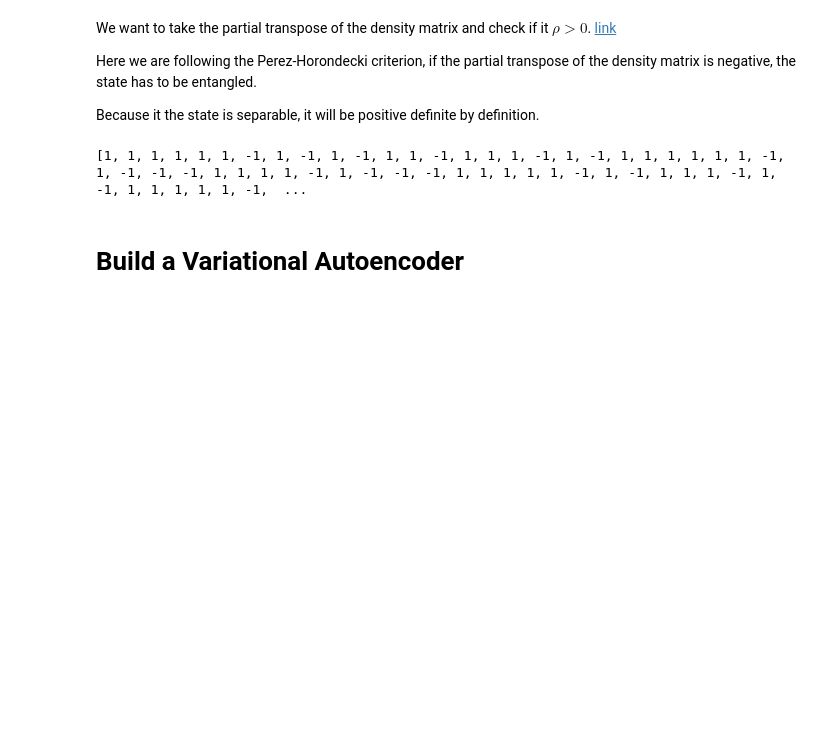
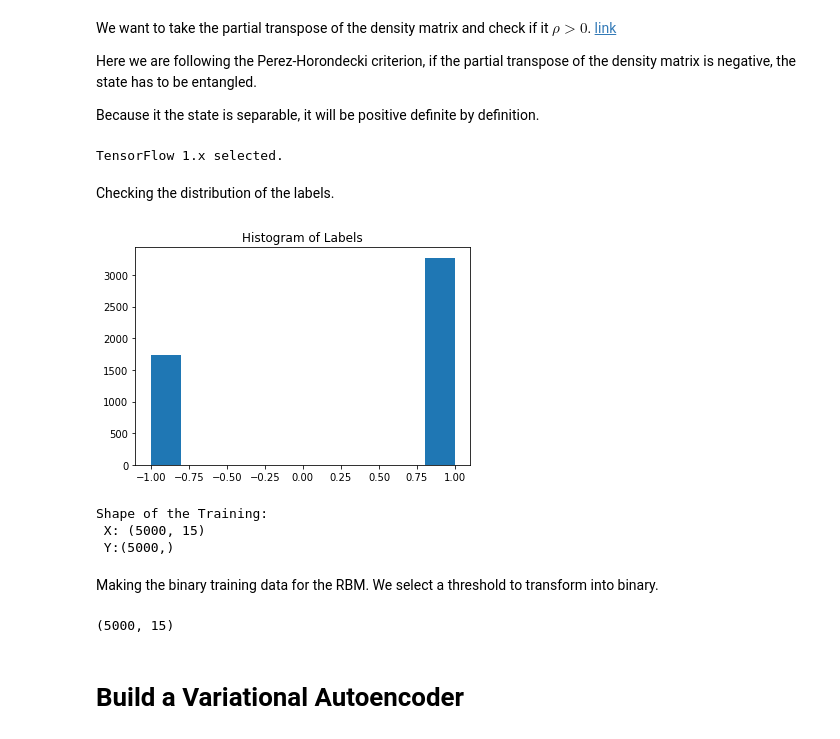
Before and after one commit to nahumsa/VAE-RBM-Pretraining, a Jupyter notebook: VAE Entanglement Witness.ipynb, the cells around one changed output. Drawn from its saved outputs; the diff is of its cells as text; code cells hidden in the pictures; blank space fills up the shorter version.

```diff
--- a/VAE Entanglement Witness.ipynb
+++ b/VAE Entanglement Witness.ipynb
@@ -14,10 +40,24 @@ We want to take the partial transpose of the density matrix and check if it $\rh
 Here we are following the Perez-Horondecki criterion, if the partial transpose of the density matrix is negative, the state has to be entangled.
 
 Because it the state is separable, it will be positive definite by definition.
+# %%
+try:
+  %tensorflow_version 1.x
+
+except Exception:
+  pass
+
+import tensorflow as tf
+#Set Random Seed for reproduction
+tf.compat.v1.set_random_seed(1234)
+# %% [output]
+TensorFlow 1.x selected.
 # %%
 from itertools import product
 import qutip as qutip
 import numpy as np
+%matplotlib inline
+import matplotlib.pyplot as plt
 
 def measurement(density_matrix, base, name_base):
   """Measuring the quantum state on a given basis.
@@ -26,9 +66,13 @@ def measurement(density_matrix, base, name_base):
   _measurements = []
 
   for (name_1, meas_1),(name_2,meas_2) in product(zip(name_base, base),zip(name_base, base)):
-    measurement_op = qutip.tensor(meas_1,meas_2)
-    _measurements.append(qutip.expect(measurement_op, density_matrix))
-    _measurements_names.append(name_1 + name_2)
+    #Ignore the II measurement because it is always 1
+    if name_1 == 'I' and name_2 == 'I':
+      pass
+    else:
+      measurement_op = qutip.tensor(meas_1,meas_2)
+      _measurements.append(qutip.expect(measurement_op, density_matrix))
+      _measurements_names.append(name_1 + name_2)
 
   return [i for i in zip(_measurements, _measurements_names)]
 
@@ -77,9 +121,17 @@ def create_dataset(n_samples):
     _measurements.append(val_measurements)
 
   return _states, _measurements, _labels
-# %%
-samples = 100
-states, measurements, labels = create_dataset(samples)
-print(labels)
-# %% [output]
-[1, 1, 1, 1, 1, 1, -1, 1, -1, 1, -1, 1, 1, -1, 1, 1, 1, -1, 1, -1, 1, 1, 1, 1, 1, 1, -1, 1, -1, -1, -1, 1, 1, 1, 1, -1, 1, -1, -1, -1, 1, 1, 1, 1, 1, -1, 1, -1, 1, 1, 1, -1, 1, -1, 1, 1, 1, 1, 1, -1,  ...
+# %%
+samples_train = 5000
+states_train, measurements_train, labels_train = create_dataset(samples)
+
+samples_test = 500
+states_test, measurements_test, labels_test = create_dataset(samples)
+# %% [markdown]
+Checking the distribution of the labels.
+# %%
+plt.hist(labels_train)
+plt.title('Histogram of Labels')
+plt.show()
+# %% [output]
+[figure, added]
@@ -85,0 +156,8 @@ print(labels)
+# %%
+print(f"Shape of the Training: \n X: {X_train.shape} \n Y:{Y_train.shape}")
+# %% [output]
+Shape of the Training:
+ X: (5000, 15)
+ Y:(5000,)
+# %% [markdown]
+Making the binary training data for the RBM. We select a threshold to transform into binary.
@@ -86,2 +167,6 @@ print(labels)
+# %%
+X_train_bw.shape
+# %% [output]
+(5000, 15)
 # %% [markdown]
 # Build a Variational Autoencoder
```
Also changed, not shown: parts of 19 cells of this notebook.
